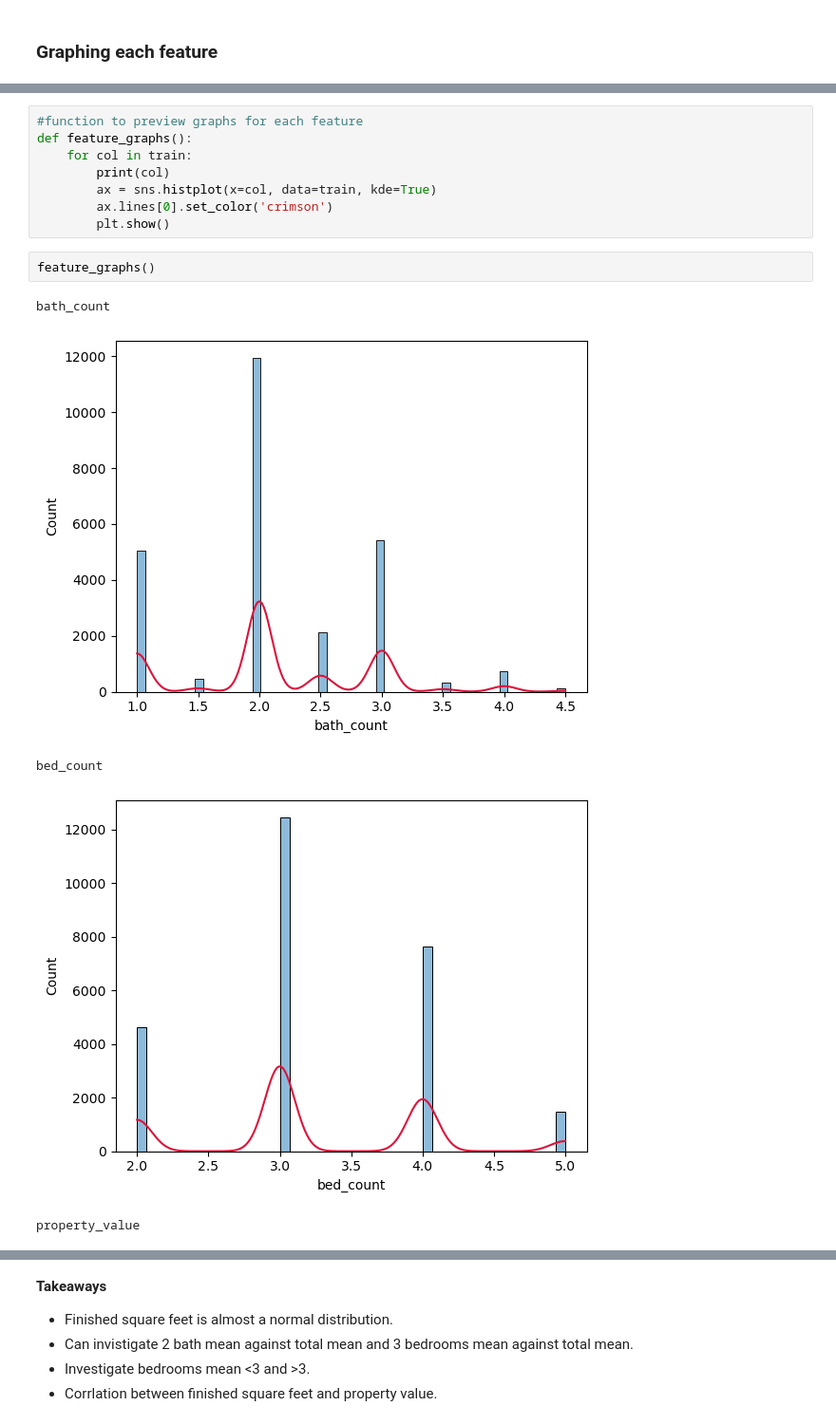
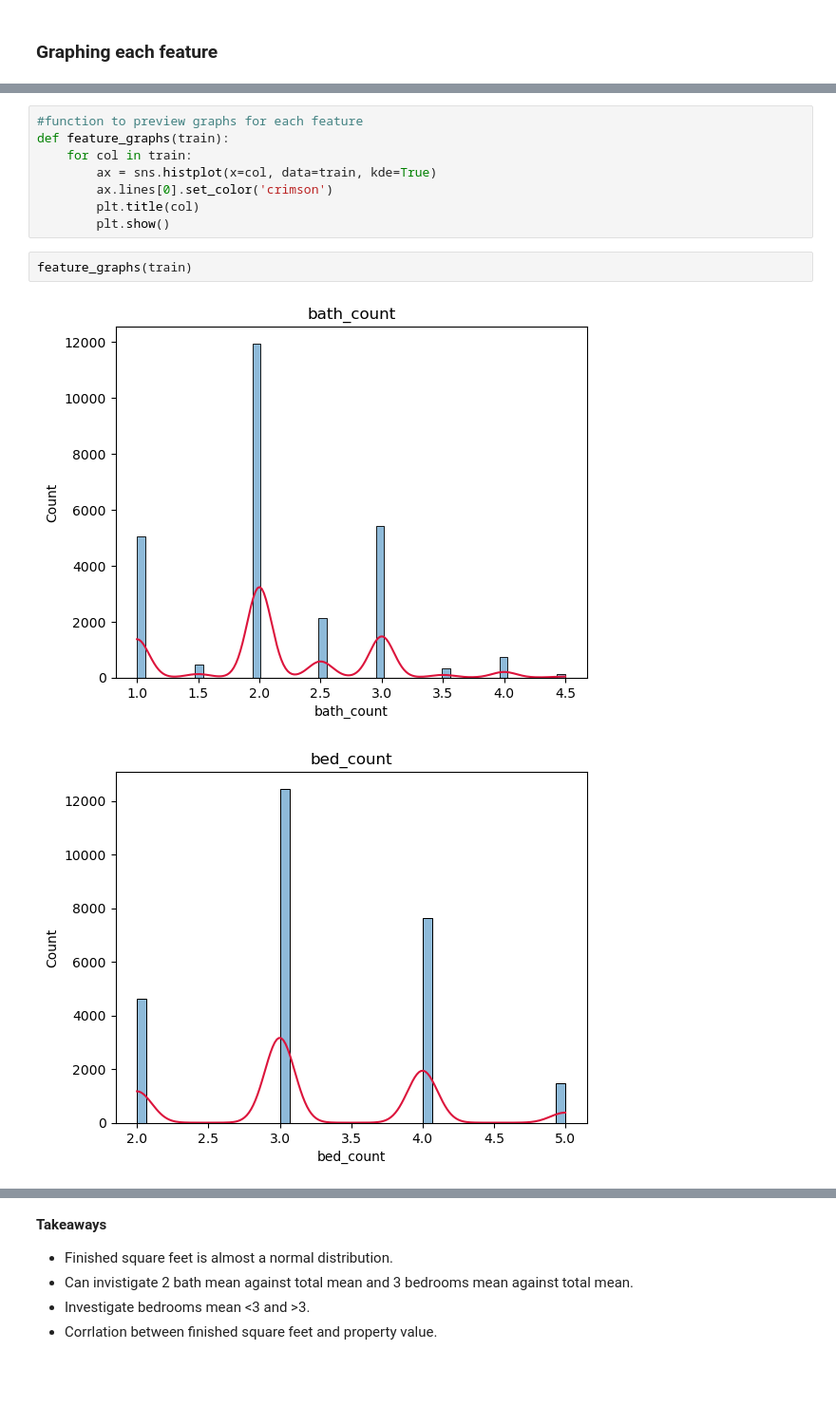
Before and after one commit to Andy-Jensen/Zillow-Project, a Jupyter notebook: explore.ipynb, the cells around one changed output, grey strips where cells are left out. Shown: that part at 95% size. Cells and saved outputs as stored; diff of their text form; blank space fills up the shorter version.

```diff
--- a/explore.ipynb
+++ b/explore.ipynb
@@ -89,16 +135,13 @@ train.size, val.size, test.size
 # %%
 #function to preview graphs for each feature
-def feature_graphs():
+def feature_graphs(train):
     for col in train:
-        print(col)
         ax = sns.histplot(x=col, data=train, kde=True)
         ax.lines[0].set_color('crimson')
+        plt.title(col)
         plt.show()
 # %%
-feature_graphs()
+feature_graphs(train)
 # %% [output]
-bath_count
-[figure, old version]
+[figure, new version]
-bed_count
-[figure, old version]
+[figure, new version]
-property_value
```
Also changed, not shown: parts of 3 cells of this notebook, 2 other files.
